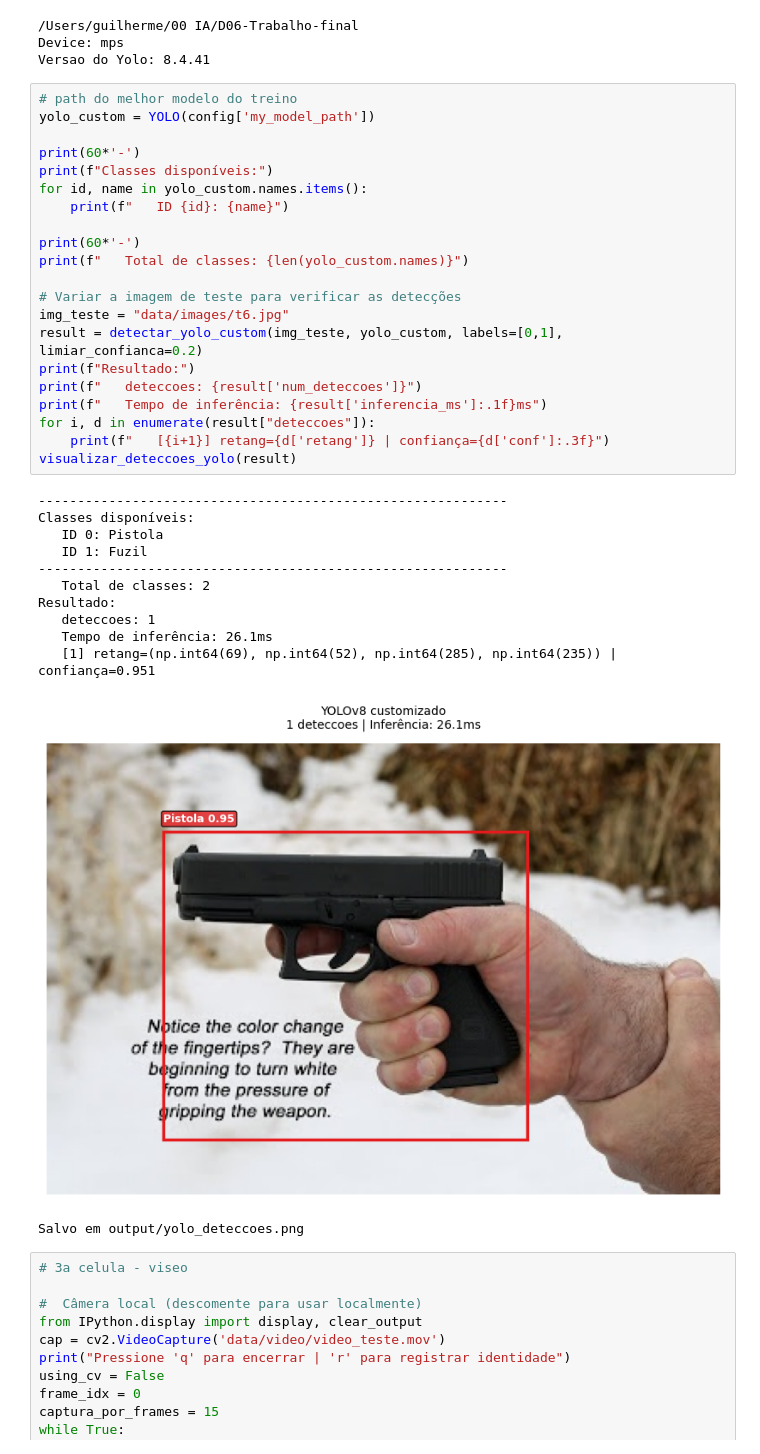
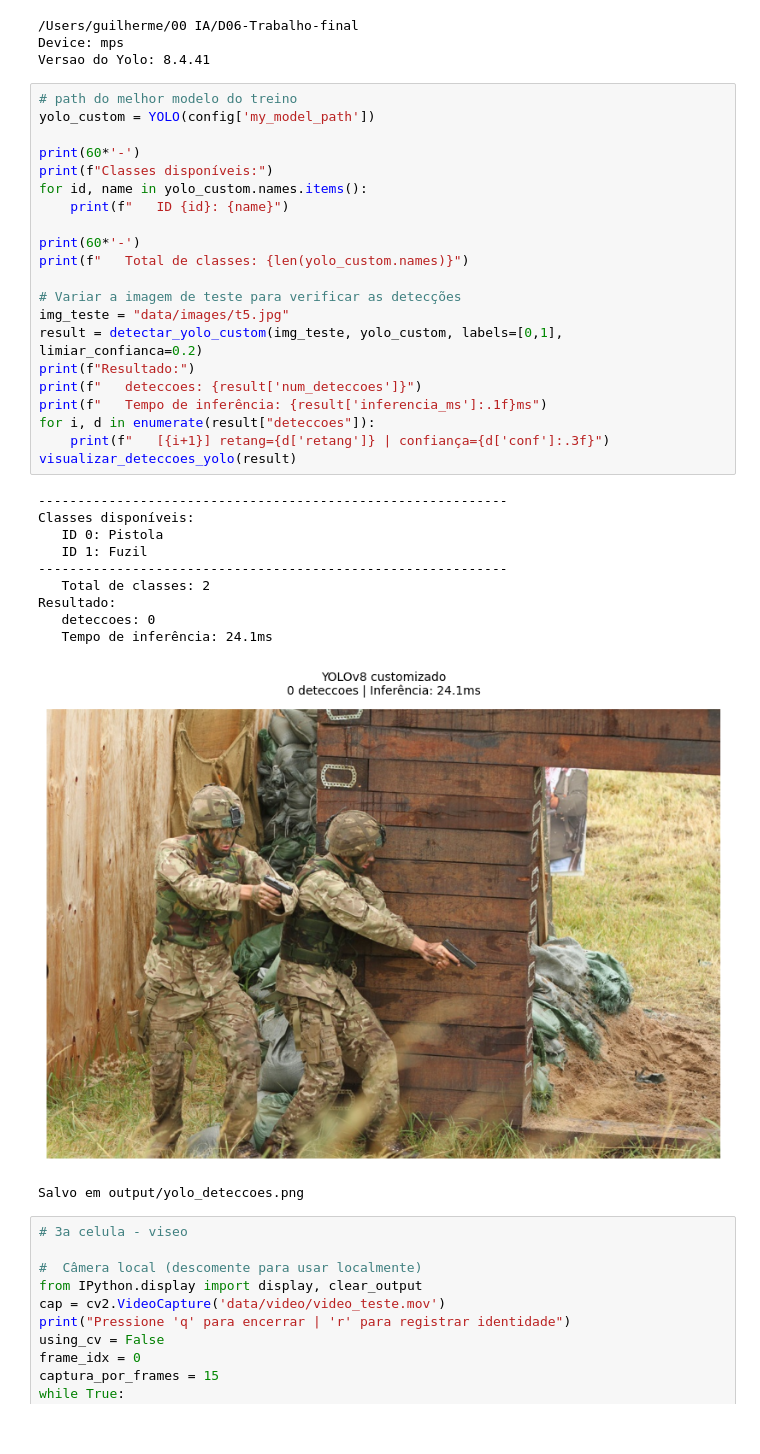
Before and after one commit to gsrabelo/D06-Trabalho-final, a Jupyter notebook: notebooks/teste_modelo_custom.ipynb, the cells around one changed output. Cells and saved outputs as stored; diff of their text form.

```diff
--- a/notebooks/teste_modelo_custom.ipynb
+++ b/notebooks/teste_modelo_custom.ipynb
@@ -90,36 +90,35 @@ Versao do Yolo: 8.4.41
 # %%
 # path do melhor modelo do treino
 yolo_custom = YOLO(config['my_model_path'])
 
 print(60*'-')
 print(f"Classes disponíveis:")
 for id, name in yolo_custom.names.items():
     print(f"   ID {id}: {name}")
 
 print(60*'-')
 print(f"   Total de classes: {len(yolo_custom.names)}")
 
 # Variar a imagem de teste para verificar as detecções
-img_teste = "data/images/t6.jpg"
+img_teste = "data/images/t5.jpg"
 result = detectar_yolo_custom(img_teste, yolo_custom, labels=[0,1], limiar_confianca=0.2)
 print(f"Resultado:")
 print(f"   deteccoes: {result['num_deteccoes']}")
 print(f"   Tempo de inferência: {result['inferencia_ms']:.1f}ms")
 for i, d in enumerate(result["deteccoes"]):
     print(f"   [{i+1}] retang={d['retang']} | confiança={d['conf']:.3f}")
 visualizar_deteccoes_yolo(result)
 # %% [output]
 ------------------------------------------------------------
 Classes disponíveis:
    ID 0: Pistola
    ID 1: Fuzil
 ------------------------------------------------------------
    Total de classes: 2
 Resultado:
-   deteccoes: 1
-   Tempo de inferência: 26.1ms
-   [1] retang=(np.int64(69), np.int64(52), np.int64(285), np.int64(235)) | confiança=0.951
+   deteccoes: 0
+   Tempo de inferência: 24.1ms
-[figure, old version]
+[figure, new version]
 Salvo em output/yolo_deteccoes.png
 # %%
 # 3a celula - viseo
```
